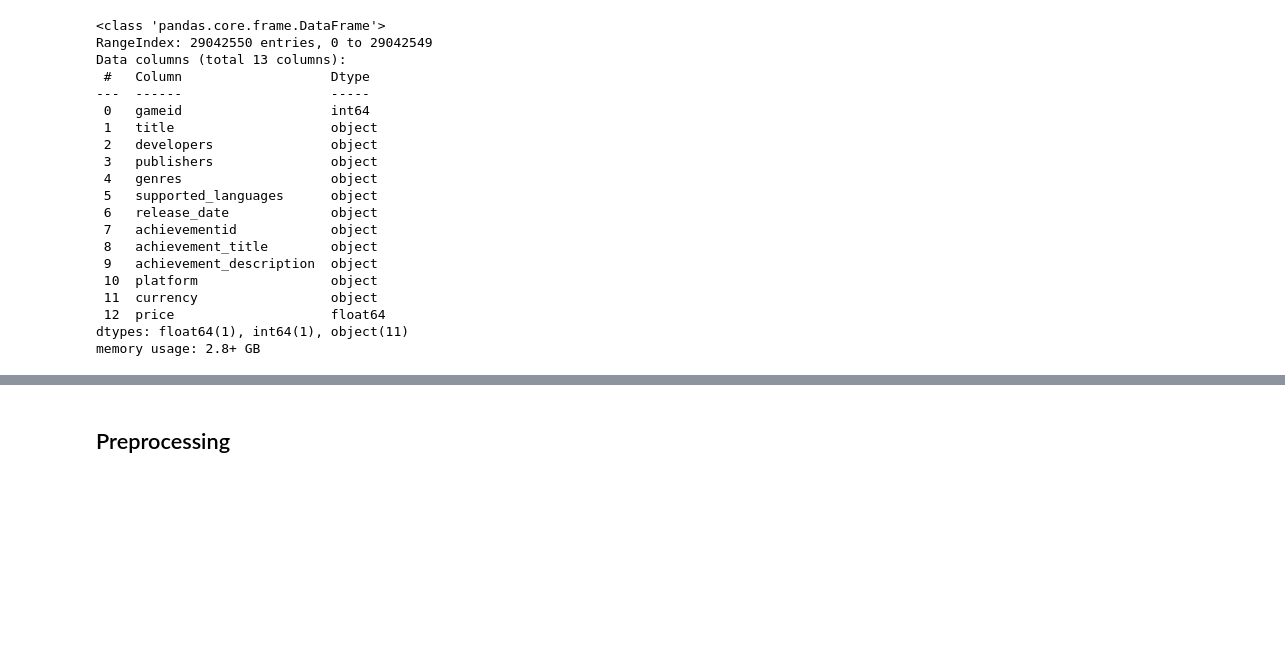
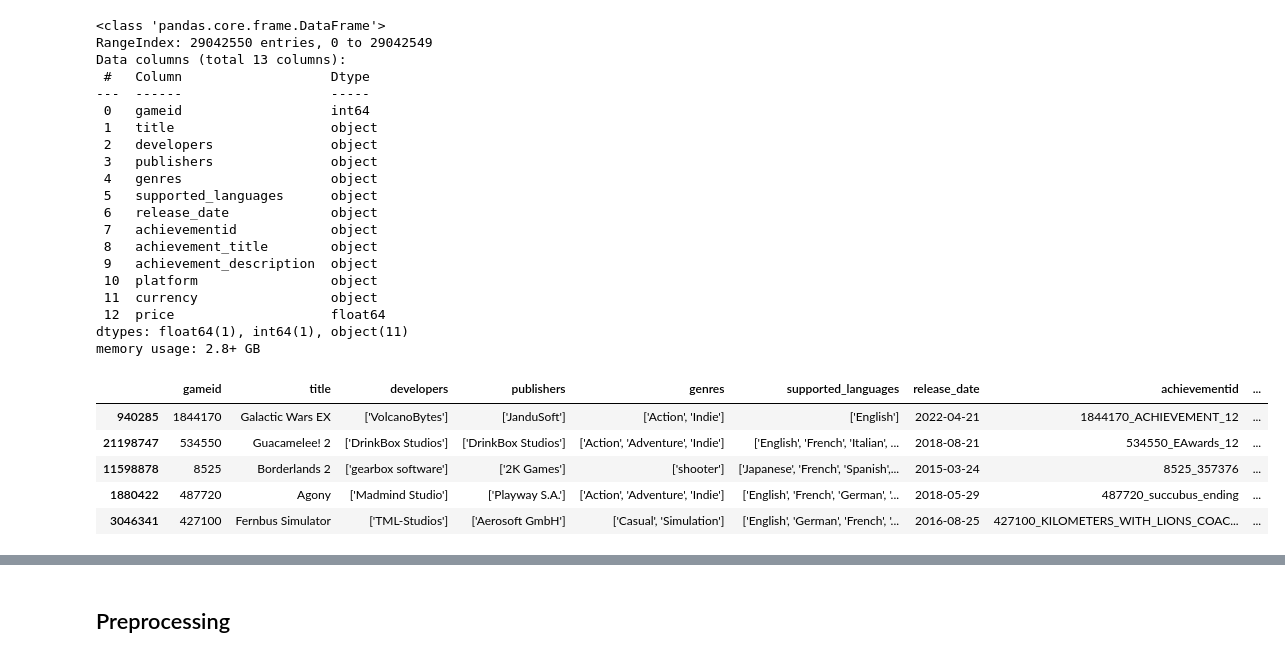
Before and after one commit to yfsongum/video_games_analysis_2025, a Jupyter notebook: SI_618_Project.ipynb, the cells around one changed output, grey strips where cells are left out. Drawn from its saved outputs; the diff is of its cells as text; code cells hidden in the pictures; blank space fills up the shorter version.

```diff
--- a/SI_618_Project.ipynb
+++ b/SI_618_Project.ipynb
@@ -513,3 +619,12 @@ Data columns (total 13 columns):
  12  price                    float64
 dtypes: float64(1), int64(1), object(11)
 memory usage: 2.8+ GB
+# %%
+tidy_game_info.sample(5)
+# %% [output]
+|  | gameid | title | developers | publishers | genres | supported_languages | release_date | achievementid | ... |
+| 940285 | 1844170 | Galactic Wars EX | ['VolcanoBytes'] | ['JanduSoft'] | ['Action', 'Indie'] | ['English'] | 2022-04-21 | 1844170_ACHIEVEMENT_12 | ... |
+| 21198747 | 534550 | Guacamelee! 2 | ['DrinkBox Studios'] | ['DrinkBox Studios'] | ['Action', 'Adventure', 'Indie'] | ['English', 'French', 'Italian', ... | 2018-08-21 | 534550_EAwards_12 | ... |
+| 11598878 | 8525 | Borderlands 2 | ['gearbox software'] | ['2K Games'] | ['shooter'] | ['Japanese', 'French', 'Spanish',... | 2015-03-24 | 8525_357376 | ... |
+| 1880422 | 487720 | Agony | ['Madmind Studio'] | ['Playway S.A.'] | ['Action', 'Adventure', 'Indie'] | ['English', 'French', 'German', '... | 2018-05-29 | 487720_succubus_ending | ... |
+| 3046341 | 427100 | Fernbus Simulator | ['TML-Studios'] | ['Aerosoft GmbH'] | ['Casual', 'Simulation'] | ['English', 'German', 'French', '... | 2016-08-25 | 427100_KILOMETERS_WITH_LIONS_COAC... | ... |
```
Also changed, not shown: parts of 20 cells of this notebook.
